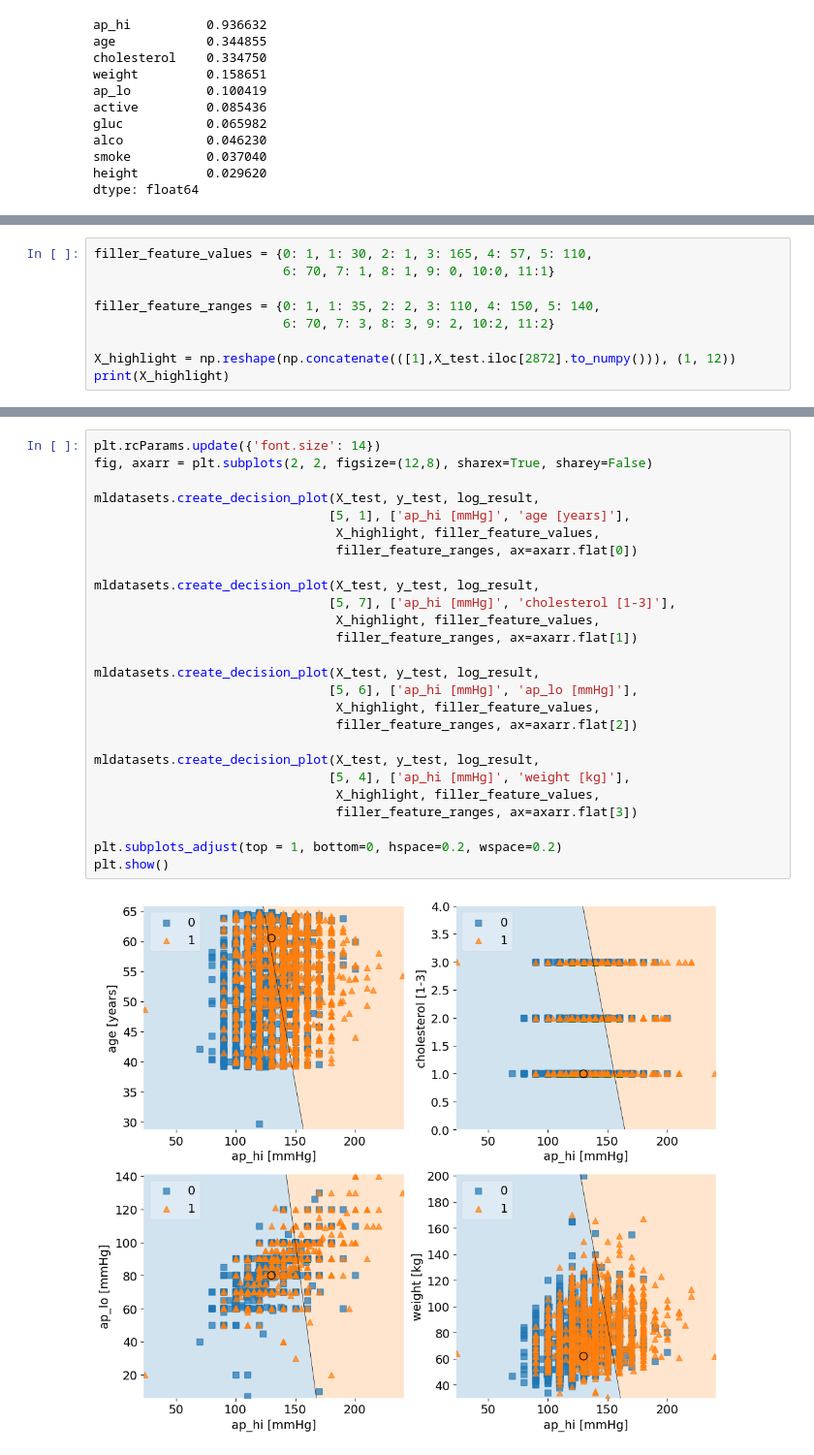
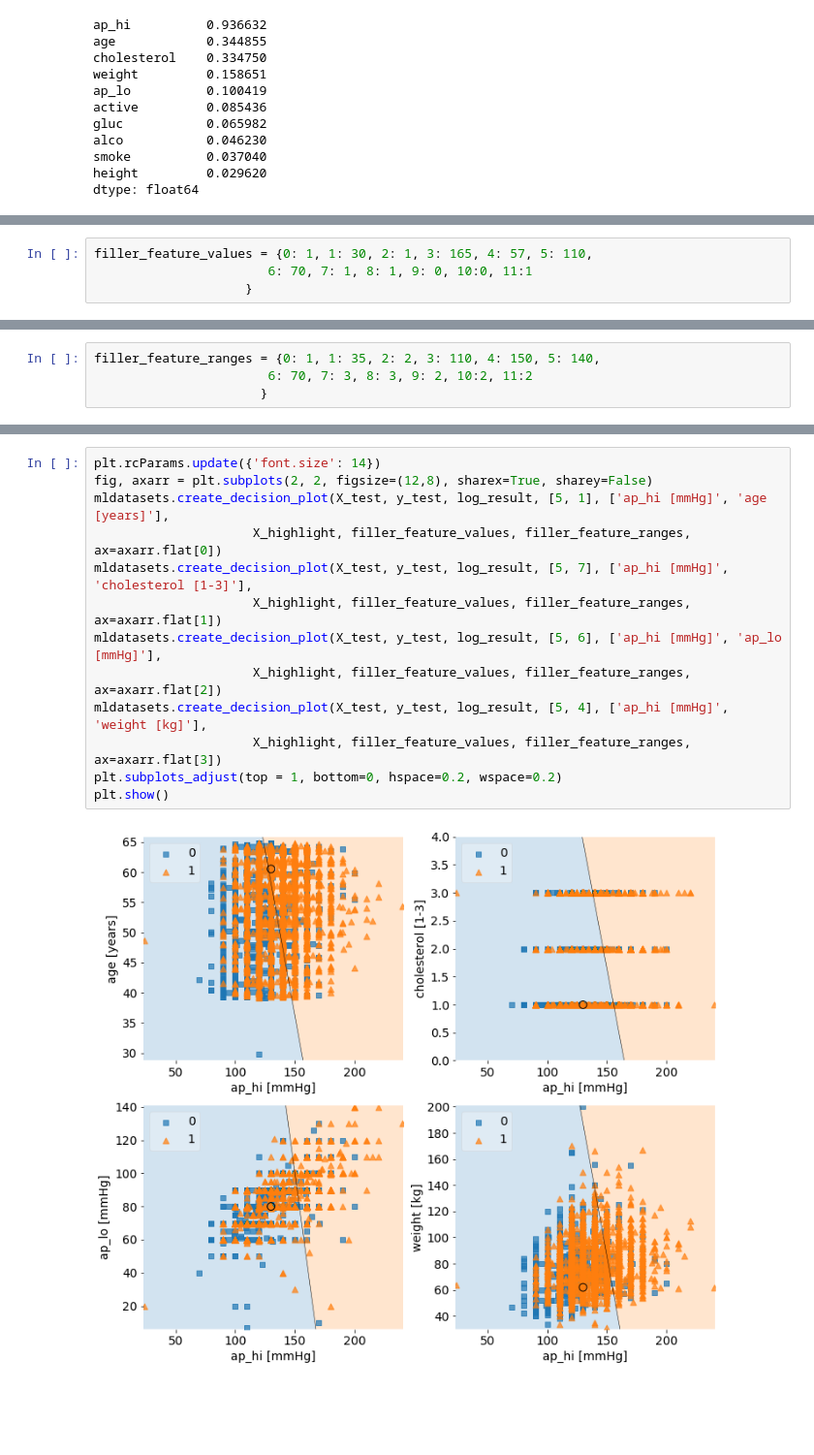
Before and after one commit to Schmidl-DS-Practice/vdsmlStarterLib, a Jupyter notebook: interpretableMLWpython/chapter2/cvd.ipynb, the cells around one changed output, grey strips where cells are left out. Shown at 97% size. Cells and saved outputs as stored; diff of their text form; blank space fills up the shorter version.

```diff
--- a/interpretableMLWpython/chapter2/cvd.ipynb
+++ b/interpretableMLWpython/chapter2/cvd.ipynb
@@ -158,9 +182,4 @@ Name: 46965, dtype: float64
 # %%
 filler_feature_values = {0: 1, 1: 30, 2: 1, 3: 165, 4: 57, 5: 110,
-                         6: 70, 7: 1, 8: 1, 9: 0, 10:0, 11:1}
-
-filler_feature_ranges = {0: 1, 1: 35, 2: 2, 3: 110, 4: 150, 5: 140,
-                         6: 70, 7: 3, 8: 3, 9: 2, 10:2, 11:2}
-
-X_highlight = np.reshape(np.concatenate(([1],X_test.iloc[2872].to_numpy())), (1, 12))
-print(X_highlight)
+                       6: 70, 7: 1, 8: 1, 9: 0, 10:0, 11:1
+                    }
@@ -170,0 +186,4 @@ print(X_highlight)
+# %%
+filler_feature_ranges = {0: 1, 1: 35, 2: 2, 3: 110, 4: 150, 5: 140,
+                       6: 70, 7: 3, 8: 3, 9: 2, 10:2, 11:2
+                      }
@@ -171,28 +197,15 @@ print(X_highlight)
 # %%
 plt.rcParams.update({'font.size': 14})
 fig, axarr = plt.subplots(2, 2, figsize=(12,8), sharex=True, sharey=False)
-
-mldatasets.create_decision_plot(X_test, y_test, log_result,
-                               [5, 1], ['ap_hi [mmHg]', 'age [years]'],
-                                X_highlight, filler_feature_values,
-                                filler_feature_ranges, ax=axarr.flat[0])
-
-mldatasets.create_decision_plot(X_test, y_test, log_result,
-                               [5, 7], ['ap_hi [mmHg]', 'cholesterol [1-3]'],
-                                X_highlight, filler_feature_values,
-                                filler_feature_ranges, ax=axarr.flat[1])
-
-mldatasets.create_decision_plot(X_test, y_test, log_result,
-                               [5, 6], ['ap_hi [mmHg]', 'ap_lo [mmHg]'],
-                                X_highlight, filler_feature_values,
-                                filler_feature_ranges, ax=axarr.flat[2])
-
-mldatasets.create_decision_plot(X_test, y_test, log_result,
-                               [5, 4], ['ap_hi [mmHg]', 'weight [kg]'],
-                                X_highlight, filler_feature_values,
-                                filler_feature_ranges, ax=axarr.flat[3])
-
+mldatasets.create_decision_plot(X_test, y_test, log_result, [5, 1], ['ap_hi [mmHg]', 'age [years]'],
+                     X_highlight, filler_feature_values, filler_feature_ranges, ax=axarr.flat[0])
+mldatasets.create_decision_plot(X_test, y_test, log_result, [5, 7], ['ap_hi [mmHg]', 'cholesterol [1-3]'],
+                     X_highlight, filler_feature_values, filler_feature_ranges, ax=axarr.flat[1])
+mldatasets.create_decision_plot(X_test, y_test, log_result, [5, 6], ['ap_hi [mmHg]', 'ap_lo [mmHg]'],
+                     X_highlight, filler_feature_values, filler_feature_ranges, ax=axarr.flat[2])
+mldatasets.create_decision_plot(X_test, y_test, log_result, [5, 4], ['ap_hi [mmHg]', 'weight [kg]'],
+                     X_highlight, filler_feature_values, filler_feature_ranges, ax=axarr.flat[3])
 plt.subplots_adjust(top = 1, bottom=0, hspace=0.2, wspace=0.2)
 plt.show()
 # %% [output]
-[figure, old version]
+[figure, new version]
```
Also changed, not shown: parts of 30 cells of this notebook, 9 other files.
